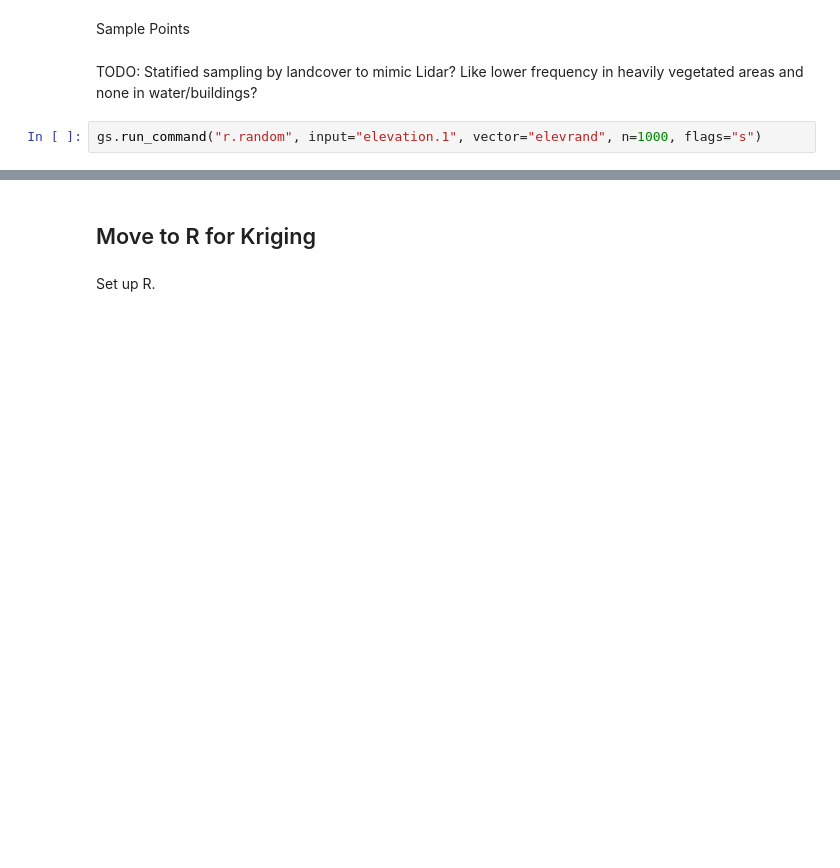
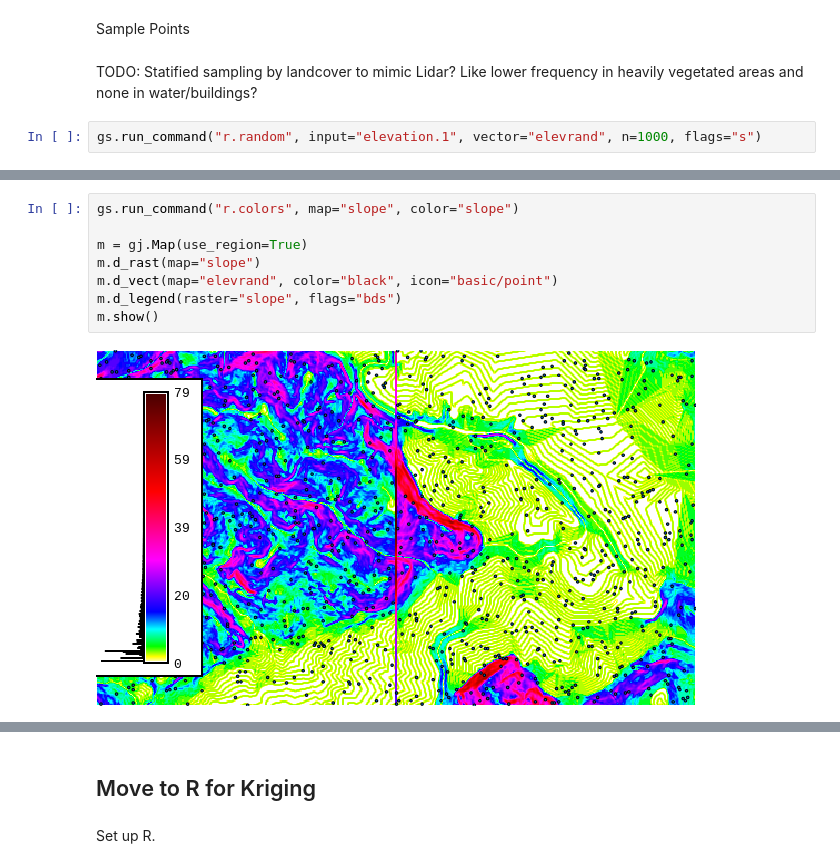
Before and after one commit to ncsu-geoforall-lab/geomorphometry2025_workshop, a Jupyter notebook: geomorphometry_2025_workshop.ipynb, the cells around one changed output, grey strips where cells are left out. Saved outputs shown, nothing was run; the diff lists cells and outputs as text; blank space fills up the shorter version.

```diff
--- a/geomorphometry_2025_workshop.ipynb
+++ b/geomorphometry_2025_workshop.ipynb
@@ -143,0 +195,10 @@ gs.run_command("r.random", input="elevation.1", vector="elevrand", n=1000, flags
+# %%
+gs.run_command("r.colors", map="slope", color="slope")
+
+m = gj.Map(use_region=True)
+m.d_rast(map="slope")
+m.d_vect(map="elevrand", color="black", icon="basic/point")
+m.d_legend(raster="slope", flags="bds")
+m.show()
+# %% [output]
+[figure, added]
```
Also changed, not shown: parts of 22 cells of this notebook.
